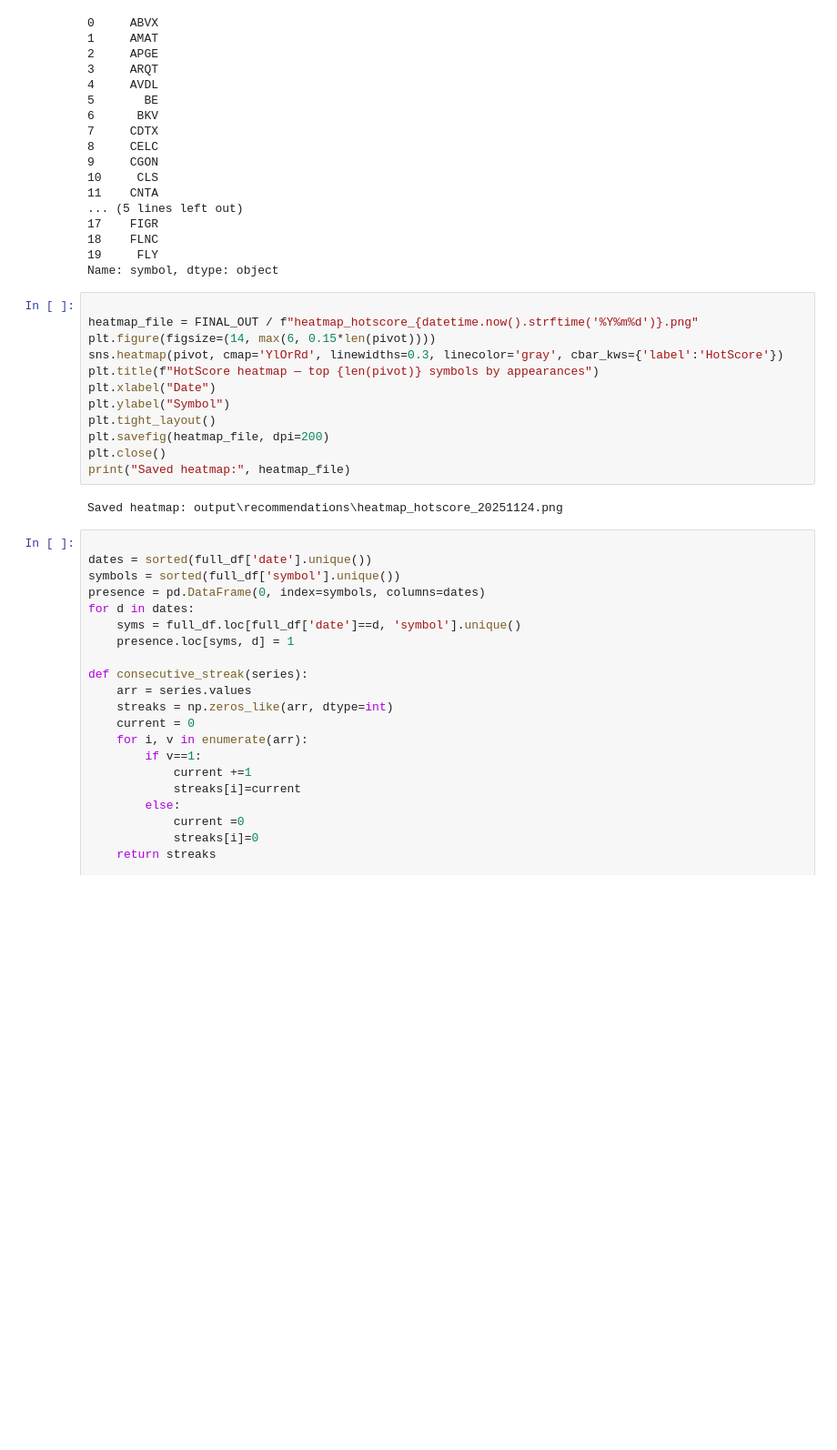
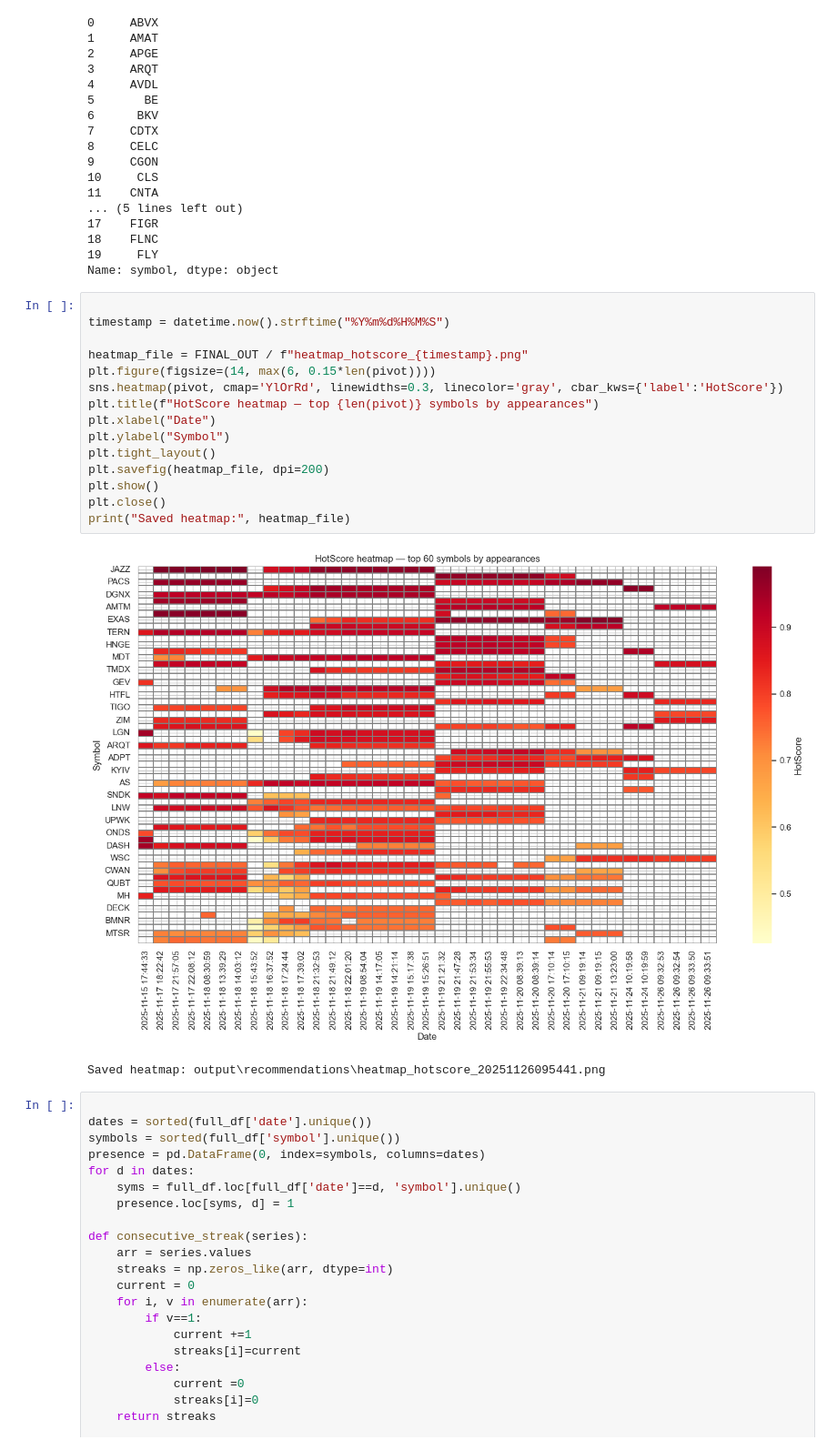
Before and after one commit to jamesmedice/jupyter-hot-stock-scanner, a Jupyter notebook: 04-hotscore_stock_recommendations_yahoo.ipynb, the cells around one changed output. Shown at 91% size. Drawn from its saved outputs; the diff is of its cells as text; blank space fills up the shorter version.

Commit message:
fix output

```diff
--- a/04-hotscore_stock_recommendations_yahoo.ipynb
+++ b/04-hotscore_stock_recommendations_yahoo.ipynb
@@ -112,18 +112,22 @@ full_df.head(20)['symbol']
 Name: symbol, dtype: object
 # %%
 
-heatmap_file = FINAL_OUT / f"heatmap_hotscore_{datetime.now().strftime('%Y%m%d')}.png"
+timestamp = datetime.now().strftime("%Y%m%d%H%M%S")
+
+heatmap_file = FINAL_OUT / f"heatmap_hotscore_{timestamp}.png"
 plt.figure(figsize=(14, max(6, 0.15*len(pivot))))
 sns.heatmap(pivot, cmap='YlOrRd', linewidths=0.3, linecolor='gray', cbar_kws={'label':'HotScore'})
 plt.title(f"HotScore heatmap — top {len(pivot)} symbols by appearances")
 plt.xlabel("Date")
 plt.ylabel("Symbol")
 plt.tight_layout()
 plt.savefig(heatmap_file, dpi=200)
+plt.show()
 plt.close()
 print("Saved heatmap:", heatmap_file)
 # %% [output]
+[figure, added]
-Saved heatmap: output\recommendations\heatmap_hotscore_20251124.png
+Saved heatmap: output\recommendations\heatmap_hotscore_20251126095441.png
 # %%
 
 dates = sorted(full_df['date'].unique())
```
Also changed, not shown: parts of 4 cells of this notebook, 25 other files.
